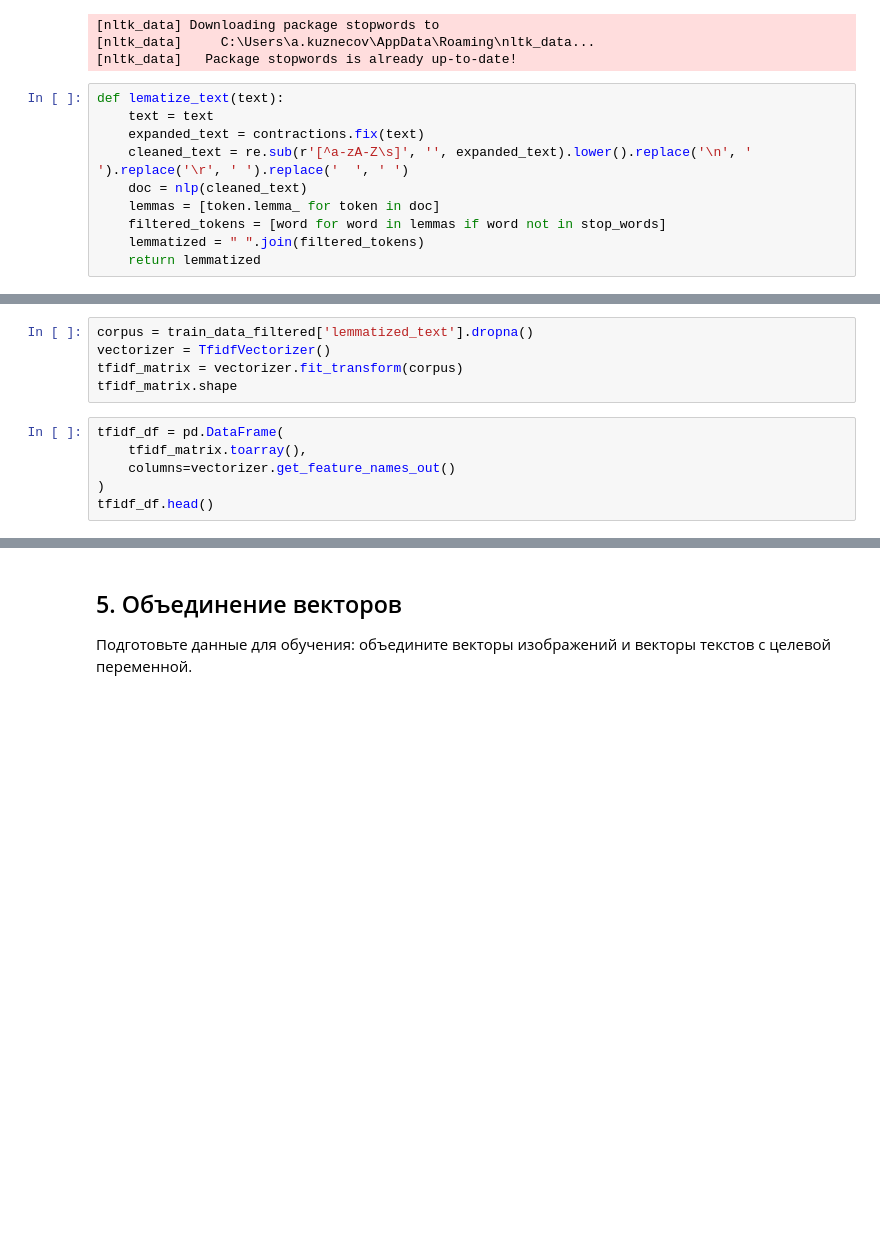
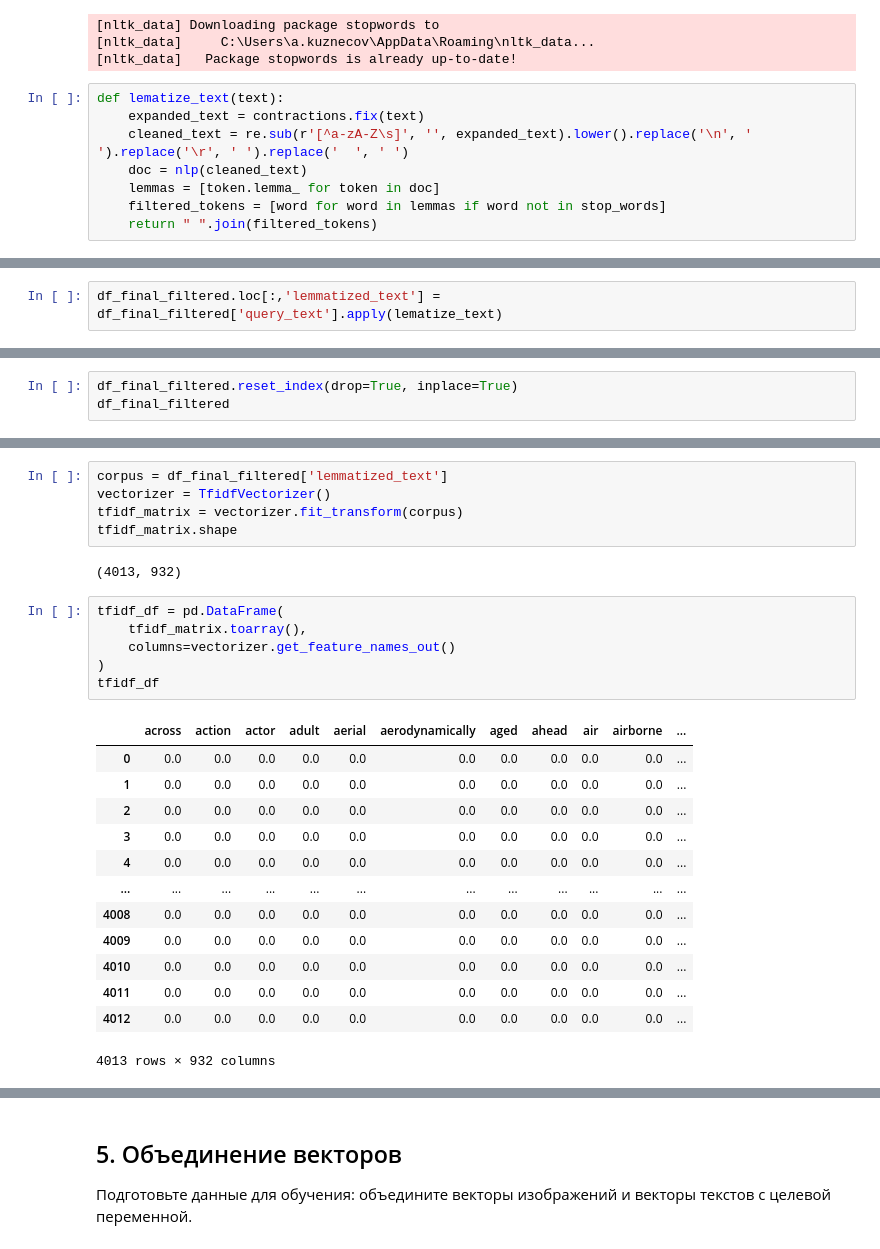
Before and after one commit to Andrefan1406/sb5, a Jupyter notebook: Андрей_Кузнецов_v1.ipynb, the cells around one changed output, grey strips where cells are left out. Drawn from its saved outputs; the diff is of its cells as text; blank space fills up the shorter version.

```diff
--- a/Андрей_Кузнецов_v1.ipynb
+++ b/Андрей_Кузнецов_v1.ipynb
@@ -703,11 +696,9 @@ stop_words = set(stopwords.words('english'))
 [nltk_data]   Package stopwords is already up-to-date!
 # %%
 def lematize_text(text):
-    text = text
     expanded_text = contractions.fix(text)
     cleaned_text = re.sub(r'[^a-zA-Z\s]', '', expanded_text).lower().replace('\n', ' ').replace('\r', ' ').replace('  ', ' ')
     doc = nlp(cleaned_text)
     lemmas = [token.lemma_ for token in doc]
     filtered_tokens = [word for word in lemmas if word not in stop_words]
-    lemmatized = " ".join(filtered_tokens)
-    return lemmatized
+    return " ".join(filtered_tokens)
@@ -732,0 +705,2 @@ for i in tqdm(range(0, 4012)):
+# %%
+df_final_filtered.loc[:,'lemmatized_text'] = df_final_filtered['query_text'].apply(lematize_text)
@@ -732,0 +713,3 @@ for i in tqdm(range(0, 4012)):
+# %%
+df_final_filtered.reset_index(drop=True, inplace=True)
+df_final_filtered
@@ -759,11 +770,27 @@ train_data_filtered.head()
 # %%
-corpus = train_data_filtered['lemmatized_text'].dropna()
+corpus = df_final_filtered['lemmatized_text']
 vectorizer = TfidfVectorizer()
 tfidf_matrix = vectorizer.fit_transform(corpus)
 tfidf_matrix.shape
+# %% [output]
+(4013, 932)
 # %%
 tfidf_df = pd.DataFrame(
     tfidf_matrix.toarray(),
     columns=vectorizer.get_feature_names_out()
 )
-tfidf_df.head()
+tfidf_df
+# %% [output]
+|  | across | action | actor | adult | aerial | aerodynamically | aged | ahead | air | airborne | ... |
+| 0 | 0.0 | 0.0 | 0.0 | 0.0 | 0.0 | 0.0 | 0.0 | 0.0 | 0.0 | 0.0 | ... |
+| 1 | 0.0 | 0.0 | 0.0 | 0.0 | 0.0 | 0.0 | 0.0 | 0.0 | 0.0 | 0.0 | ... |
+| 2 | 0.0 | 0.0 | 0.0 | 0.0 | 0.0 | 0.0 | 0.0 | 0.0 | 0.0 | 0.0 | ... |
+| 3 | 0.0 | 0.0 | 0.0 | 0.0 | 0.0 | 0.0 | 0.0 | 0.0 | 0.0 | 0.0 | ... |
+| 4 | 0.0 | 0.0 | 0.0 | 0.0 | 0.0 | 0.0 | 0.0 | 0.0 | 0.0 | 0.0 | ... |
+| ... | ... | ... | ... | ... | ... | ... | ... | ... | ... | ... | ... |
+| 4008 | 0.0 | 0.0 | 0.0 | 0.0 | 0.0 | 0.0 | 0.0 | 0.0 | 0.0 | 0.0 | ... |
+| 4009 | 0.0 | 0.0 | 0.0 | 0.0 | 0.0 | 0.0 | 0.0 | 0.0 | 0.0 | 0.0 | ... |
+| 4010 | 0.0 | 0.0 | 0.0 | 0.0 | 0.0 | 0.0 | 0.0 | 0.0 | 0.0 | 0.0 | ... |
+| 4011 | 0.0 | 0.0 | 0.0 | 0.0 | 0.0 | 0.0 | 0.0 | 0.0 | 0.0 | 0.0 | ... |
+| 4012 | 0.0 | 0.0 | 0.0 | 0.0 | 0.0 | 0.0 | 0.0 | 0.0 | 0.0 | 0.0 | ... |
+4013 rows × 932 columns
```
Also changed, not shown: parts of 21 cells of this notebook.
